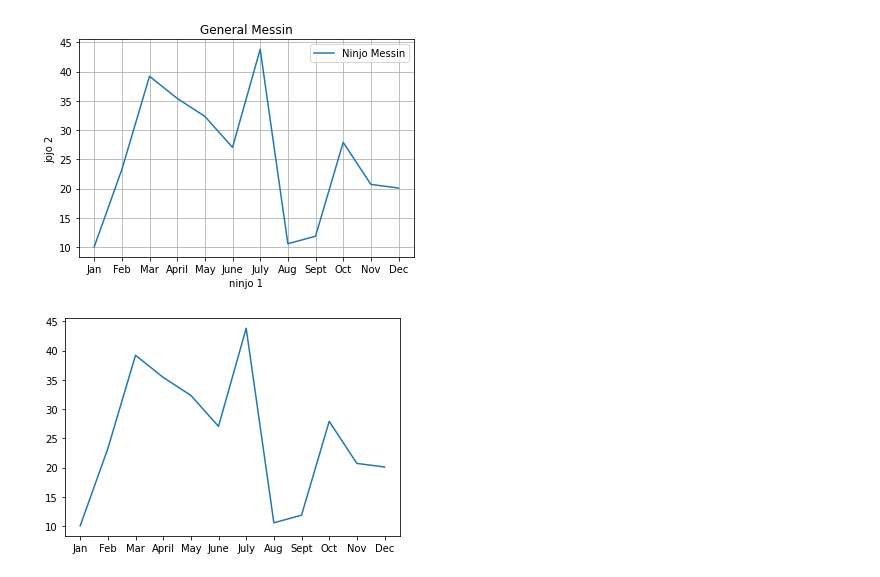
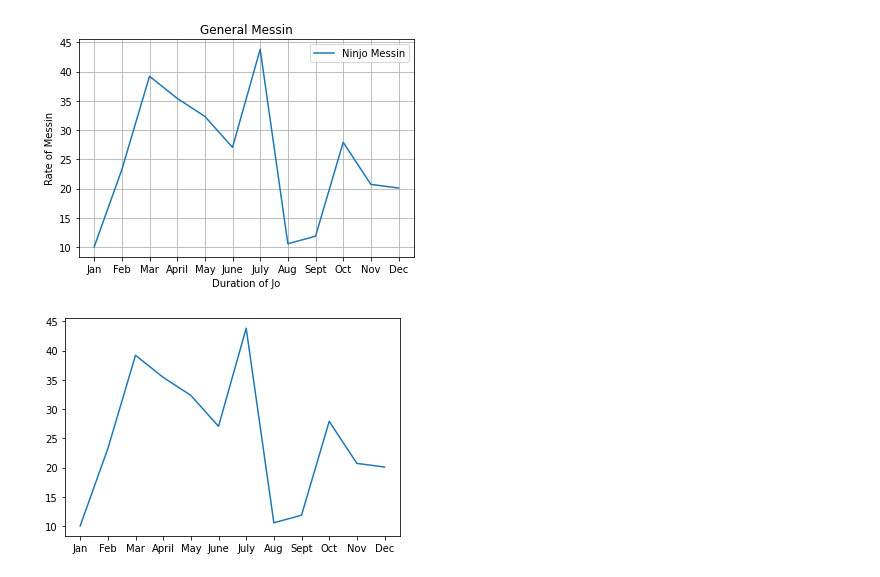
Before and after one commit to rainmannyc/PyBer_Analysis, a Jupyter notebook: matplotlib_practice.ipynb, the cells around one changed output. Drawn from its saved outputs; the diff is of its cells as text; code cells hidden in the pictures.

```diff
--- a/matplotlib_practice.ipynb
+++ b/matplotlib_practice.ipynb
@@ -12,15 +12,17 @@ y_axis = [10.02, 23.24, 39.20, 35.42, 32.34, 27.04, 43.82, 10.56, 11.85, 27.90,
 # %%
 # Create the plot
 plt.plot(x_axis, y_axis, label='Ninjo Messin')
 plt.title("General Messin")
-plt.xlabel('ninjo 1')
-plt.ylabel('jojo 2')
+plt.xlabel('Duration of Jo')
+plt.ylabel('Rate of Messin')
 plt.legend()
 plt.grid()
 
+plt.savefig("analysis/NinjoMessin.png")
+
 plt.show()
 # %% [output]
-[figure, old version]
+[figure, new version]
 # %%
 # Object oriented interface method: Create the plot with ax.plt()
 #fig = plt.figure()
```
Also changed, not shown: parts of 1 cell of this notebook, 4 other files.
